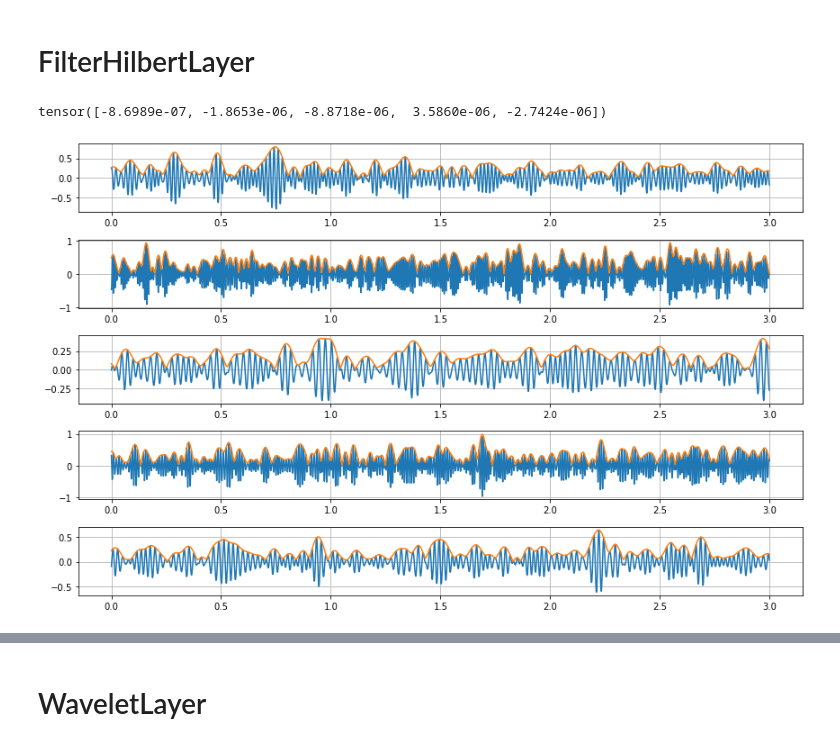
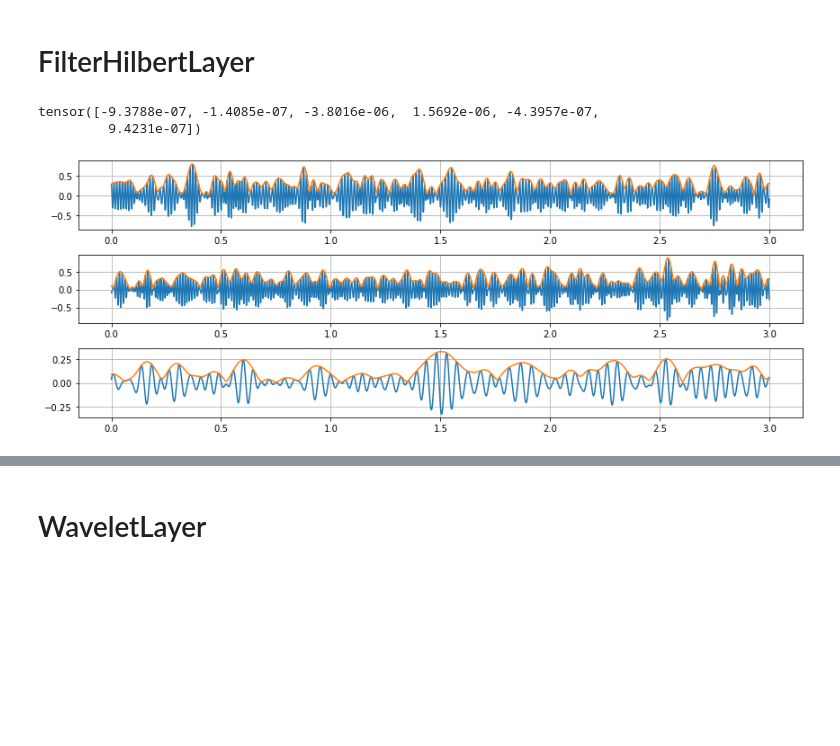
Before and after one commit to amvosk/adenvex, a Jupyter notebook: TemporalLayers2d.ipynb, the cells around one changed output, grey strips where cells are left out. Cells and saved outputs as stored; diff of their text form; code cells hidden in the pictures; blank space fills up the shorter version.

```diff
--- a/TemporalLayers2d.ipynb
+++ b/TemporalLayers2d.ipynb
@@ -17,17 +17,18 @@ seed = 42
 torch.manual_seed(seed)
 
 srate = 1000
-n_channels = 5
+n_channels = 3
+n_filters = 6
 kernel_size = 251
-fmin_init = 10
-fmax_init = 150
+fmin_init = 20
+fmax_init = 100
 freq = None
 # bandwidth = None
 bandwidth = 0.4
-x = torch.randn(size=(n_channels, 1, 3000,))
+x = torch.randn(size=(1, n_channels, 3000,))
 
 sinc = SincLayer2d(
-    n_channels=n_channels,
+    n_channels=n_filters,
     kernel_size=kernel_size,
     srate=srate,
     fmin_init=fmin_init,
@@ -39,7 +40,7 @@ sinc = SincLayer2d(
 
 y = sinc(x)
 
-assert x.shape == y.shape
+# assert x.shape == y.shape
 y.mean().backward()
 sinc.coef_freq.grad
 # %% [output]
@@ -52,7 +54,7 @@ scale = np.arange(x_numpy.shape[-1]) / srate
 fig, ax = plt.subplots(n_channels, 1, figsize=(12, 1.5*n_channels))
 for i in range(n_channels):
 
-    ax[i].plot(scale, y_numpy[i,0])
+    ax[i].plot(scale, y_numpy[i,i])
     ax[i].set_xlabel('')
     ax[i].set_ylabel('')
     ax[i].set_title('')
@@ -115,17 +117,18 @@ seed = 42
 torch.manual_seed(seed)
 
 srate = 1000
-n_channels = 5
+n_channels = 3
+n_filters = 6
 kernel_size = 251
-fmin_init = 10
-fmax_init = 150
+fmin_init = 20
+fmax_init = 100
 freq = None
 # bandwidth = None
 bandwidth = 0.4
-x = torch.randn(size=(n_channels, 1, 3000,))
+x = torch.randn(size=(1, n_channels, 3000,))
 
 sinc_hilbert = SincHilbertLayer2d(
-    n_channels=n_channels,
+    n_channels=n_filters,
     kernel_size=kernel_size,
     srate=srate,
     fmin_init=fmin_init,
@@ -138,32 +141,33 @@ sinc_hilbert = SincHilbertLayer2d(
 y_ = sinc_hilbert(x, return_filtered=True)
 y = sinc_hilbert(x)
 
-assert x.shape == y.shape
+# assert x.shape == y.shape
 y_.mean().backward()
 sinc_hilbert.coef_freq.grad
 # %% [output]
-tensor([-8.6989e-07, -1.8653e-06, -8.8718e-06,  3.5860e-06, -2.7424e-06])
+tensor([-9.3788e-07, -1.4085e-07, -3.8016e-06,  1.5692e-06, -4.3957e-07,
+         9.4231e-07])
 # %%
 x_numpy = x.numpy()
 y_numpy_ = y_.detach().numpy()
 y_numpy = y.detach().numpy()
 scale = np.arange(x_numpy.shape[-1]) / srate
 
 fig, ax = plt.subplots(n_channels, 1, figsize=(12, 1.5*n_channels))
 for i in range(n_channels):
 
-    ax[i].plot(scale, y_numpy_[i,0])
-    ax[i].plot(scale, y_numpy[i,0])
+    ax[i].plot(scale, y_numpy_[i,i])
+    ax[i].plot(scale, y_numpy[i,i])
     ax[i].set_xlabel('')
     ax[i].set_ylabel('')
     ax[i].set_title('')
     ax[i].grid(True)
 
 plt.tight_layout()
 # plt.savefig('figure/sincnet_example')
 plt.show()
 # %% [output]
-[figure, old version]
+[figure, new version]
 # %%
 freqs, _, freq_low, freq_high = sinc_hilbert._create_frequencies()
 filt = sinc_hilbert._create_filters(freq_low, freq_high).detach().numpy()
```
Also changed, not shown: parts of 10 cells of this notebook.
